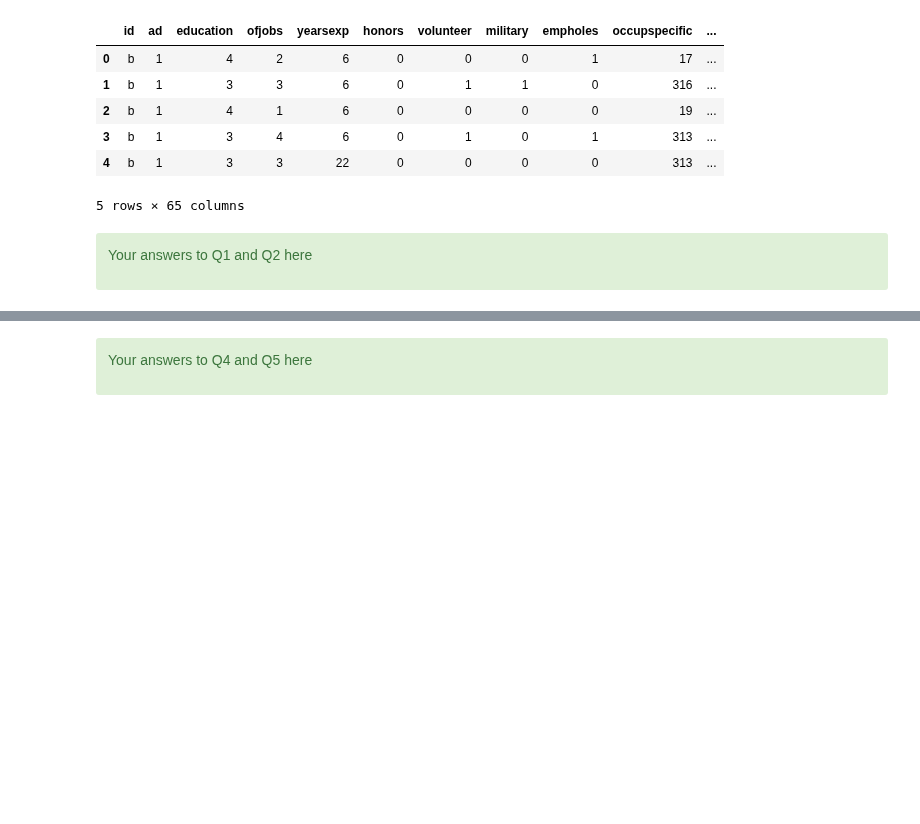
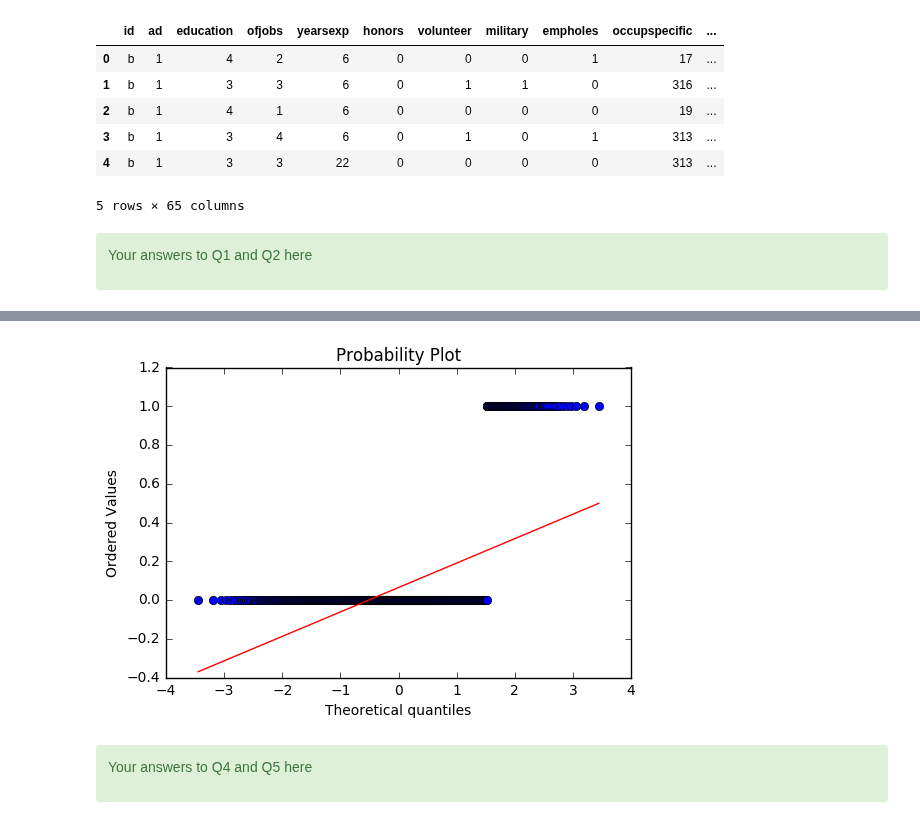
Before and after one commit to mrthlinh/SpringBoard_DataScienceProject, a Jupyter notebook: EDA_racial_discrimination/sliderule_dsi_inferential_statistics_exercise_2.ipynb, the cells around one changed output, grey strips where cells are left out. Saved outputs shown, nothing was run; the diff lists cells and outputs as text; code cells hidden in the pictures; blank space fills up the shorter version.

```diff
--- a/EDA_racial_discrimination/sliderule_dsi_inferential_statistics_exercise_2.ipynb
+++ b/EDA_racial_discrimination/sliderule_dsi_inferential_statistics_exercise_2.ipynb
@@ -87,3 +80,7 @@ plt.hist(w.call)
+# %%
+_=stats.probplot(b['call'], dist="norm", plot=pylab)
+# %% [output]
+[figure, added]
 # %%
 # Your solution to Q3 here
 # %% [markdown]
```
Also changed, not shown: parts of 5 cells of this notebook, 1 other file.
